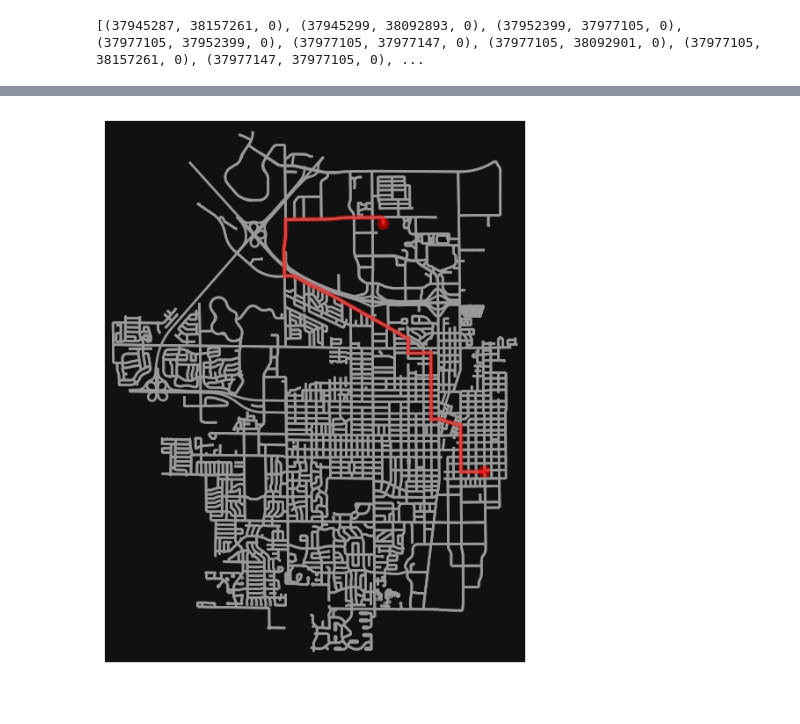
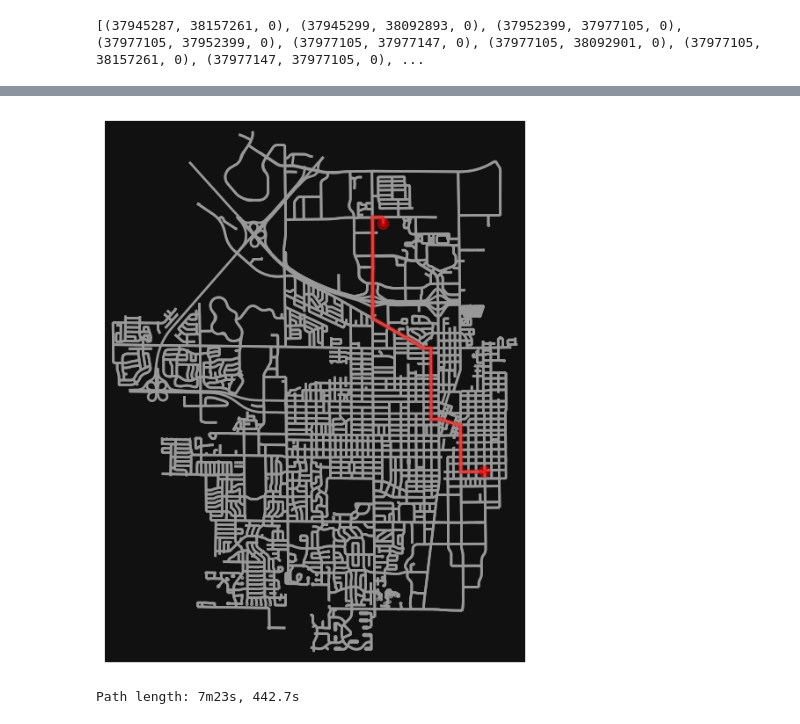
Before and after one commit to jcrayb/transport-research-project, a Jupyter notebook: osmnx/champaign.ipynb, the cells around one changed output, grey strips where cells are left out. Cells and saved outputs as stored; diff of their text form; code cells hidden in the pictures.

Commit message:
Budgeting

```diff
--- a/osmnx/champaign.ipynb
+++ b/osmnx/champaign.ipynb
@@ -72,64 +94,41 @@ print(banned_edges)
 # %%
-## LINEAR PROGRAM LOGIC
-import gurobipy as gp
-from gurobipy import GRB
+## TESTING FOR DIFFERENT BUDGETS
+max_budget = 5
+for budget in range(max_budget):
+    m.addConstr(gp.quicksum(f[i] for i in banned_edges_idx) <= ((max_budget-1)-budget)*2)
 
-budget = 0
+    m.optimize()
 
-b = np.zeros(n_points)
+    flows = m.getAttr("X", m.getVars())
 
-b[indexes[starting_node]] = -1
-b[indexes[final_node]] = 1
+    objval = m.ObjVal
 
-f = np.zeros(n_edges)
+    print(f'Path length: {int(objval//60)}m{round(objval%60)}s, {objval}s')
 
-m = gp.Model("lp")
+    flowed_edges_idx = []
+    flowed_edges = []
 
-m.Params.LogToConsole = 0
-m.Params.Method = 0
+    for i in range(len(flows)):
+        if flows[i]:
+            #print(flows[i])
+            flowed_edges_idx += [i]
 
-f = m.addMVar(shape=n_edges, vtype=GRB.INTEGER, lb=0, name="")
+    flowed_pts = []
 
-m.addConstr(gp.quicksum(f[i] for i in banned_edges_idx) <= budget*2)
+    for i, (u, v, k) in enumerate(city.edges):
+        if i in flowed_edges_idx:
+            flowed_edges += [(u, v, k)]
+            #if i in banned_edges_idx:
+                #print(i, edges[i])
 
-weights = [travel_time for edge, travel_time in travel_times_dict.items()]
+            for pt in (u, v):
+                if pt not in flowed_pts:
+                    flowed_pts += [pt]
 
-m.addConstr(A@f==b)
-obj = np.array(weights)@f
-m.setObjective(obj, GRB.MINIMIZE)
-m.write('./model.lp')
-m.optimize()
+    from utils import get_edges_and_points
 
-flows = m.getAttr("X", m.getVars())
+    path, pts = get_edges_and_points(flowed_edges, starting_node=starting_node, final_node=final_node)
 
-objval = m.ObjVal
-
-print(f'Path length: {int(objval//60)}m{round(objval%60)}s, {objval}s')
-
-flowed_edges_idx = []
-flowed_edges = []
-
-for i in range(len(flows)):
-    if flows[i]:
-        #print(flows[i])
-        flowed_edges_idx += [i]
-
-flowed_pts = []
-
-for i, (u, v, k) in enumerate(city.edges):
-    if i in flowed_edges_idx:
-        flowed_edges += [(u, v, k)]
-        if i in banned_edges_idx:
-            print(i, edges[i])
-
-        for pt in (u, v):
-            if pt not in flowed_pts:
-                flowed_pts += [pt]
-
-from utils import get_edges_and_points
-
-path, pts = get_edges_and_points(flowed_edges, starting_node=starting_node, final_node=final_node)
-
-fig, ax = ox.plot_graph_route(city, pts, node_color='w', node_edgecolor='k', node_size=0,
-                           node_zorder=3, edge_linewidth=2)
+    fig, ax = ox.plot_graph_route(city, pts, node_color='w', node_edgecolor='k', node_size=0,
+                            node_zorder=3, edge_linewidth=2)
 # %% [output]
@@ -137 +136,2 @@ Path length: 10m18s, 618.0s
-[figure, old version]
+[figure, new version]
+Path length: 7m23s, 442.7s
```
Also changed, not shown: parts of 3 cells of this notebook.
